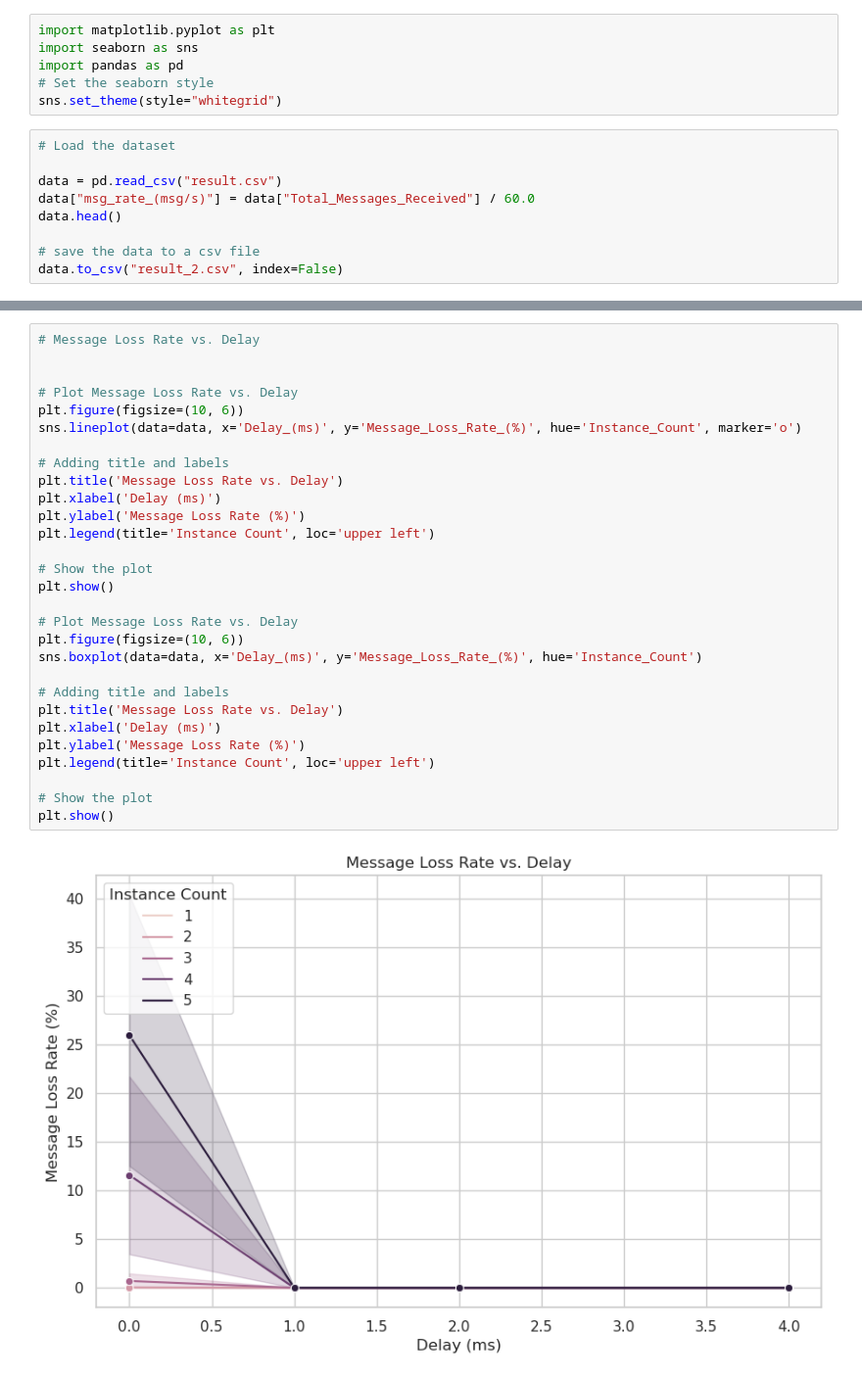
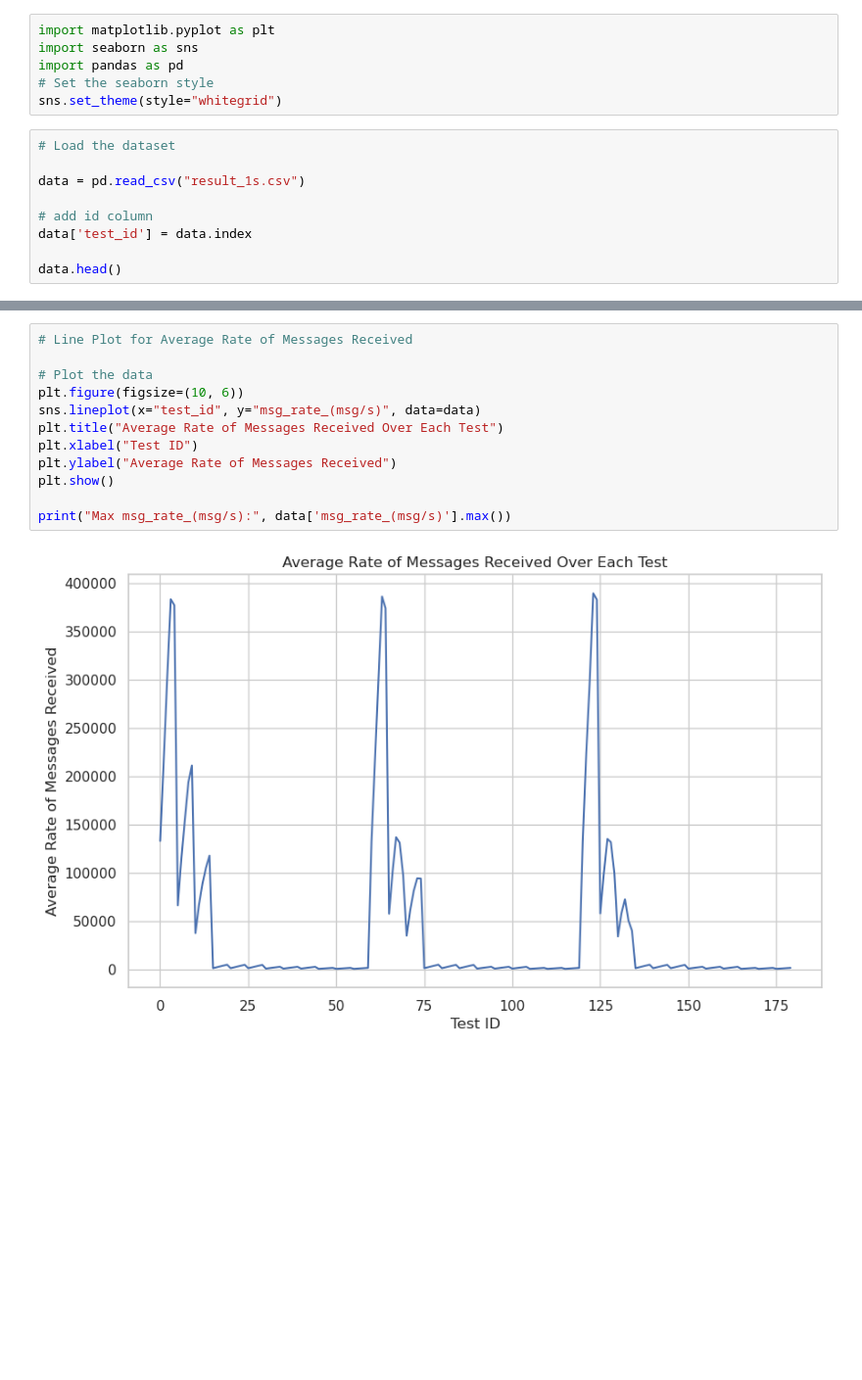
Before and after one commit to jrmhx/mqtt, a Jupyter notebook: data/analysis.ipynb, the cells around one changed output, grey strips where cells are left out. Shown at 98% size. Drawn from its saved outputs; the diff is of its cells as text; blank space fills up the shorter version.

```diff
--- a/data/analysis.ipynb
+++ b/data/analysis.ipynb
@@ -7,9 +7,9 @@ sns.set_theme(style="whitegrid")
 # %%
 # Load the dataset
 
-data = pd.read_csv("result.csv")
-data["msg_rate_(msg/s)"] = data["Total_Messages_Received"] / 60.0
+data = pd.read_csv("result_1s.csv")
+
+# add id column
+data['test_id'] = data.index
+
 data.head()
-
-# save the data to a csv file
-data.to_csv("result_2.csv", index=False)
@@ -16,31 +58,14 @@ data.to_csv("result_2.csv", index=False)
 # %%
-# Message Loss Rate vs. Delay
+# Line Plot for Average Rate of Messages Received
 
-
-# Plot Message Loss Rate vs. Delay
+# Plot the data
 plt.figure(figsize=(10, 6))
-sns.lineplot(data=data, x='Delay_(ms)', y='Message_Loss_Rate_(%)', hue='Instance_Count', marker='o')
-
-# Adding title and labels
-plt.title('Message Loss Rate vs. Delay')
-plt.xlabel('Delay (ms)')
-plt.ylabel('Message Loss Rate (%)')
-plt.legend(title='Instance Count', loc='upper left')
-
-# Show the plot
+sns.lineplot(x="test_id", y="msg_rate_(msg/s)", data=data)
+plt.title("Average Rate of Messages Received Over Each Test")
+plt.xlabel("Test ID")
+plt.ylabel("Average Rate of Messages Received")
 plt.show()
 
-# Plot Message Loss Rate vs. Delay
-plt.figure(figsize=(10, 6))
-sns.boxplot(data=data, x='Delay_(ms)', y='Message_Loss_Rate_(%)', hue='Instance_Count')
-
-# Adding title and labels
-plt.title('Message Loss Rate vs. Delay')
-plt.xlabel('Delay (ms)')
-plt.ylabel('Message Loss Rate (%)')
-plt.legend(title='Instance Count', loc='upper left')
-
-# Show the plot
-plt.show()
+print("Max msg_rate_(msg/s):", data['msg_rate_(msg/s)'].max())
 # %% [output]
-[figure, old version]
+[figure, new version]
```
Also changed, not shown: parts of 11 cells of this notebook, 5 other files.
